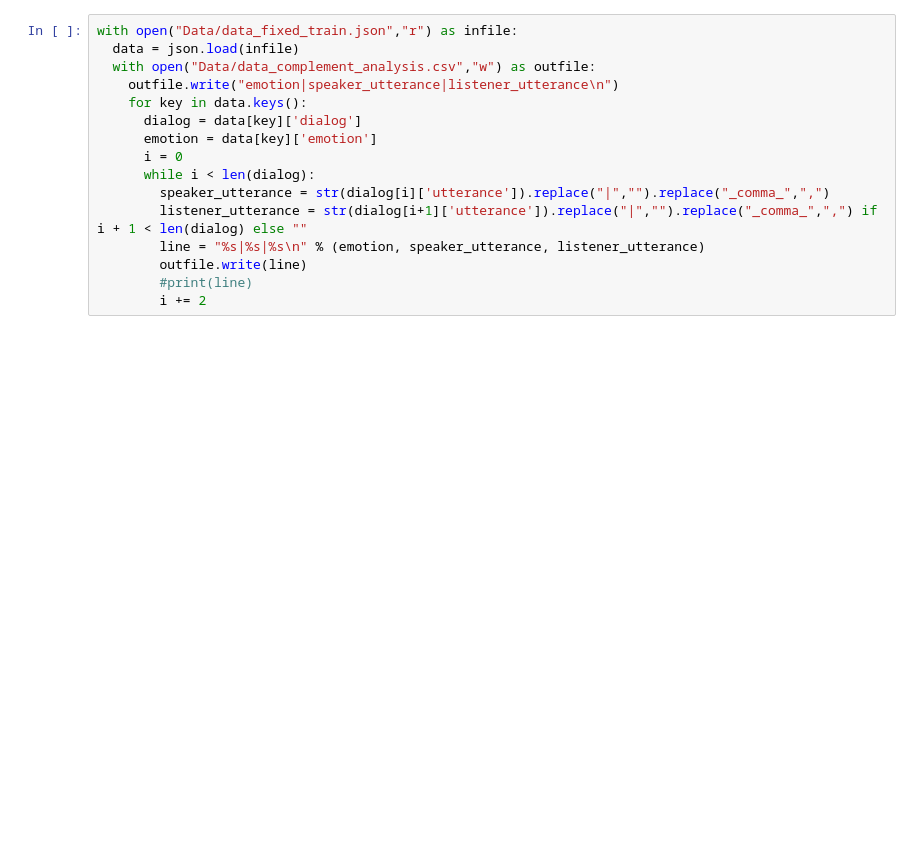
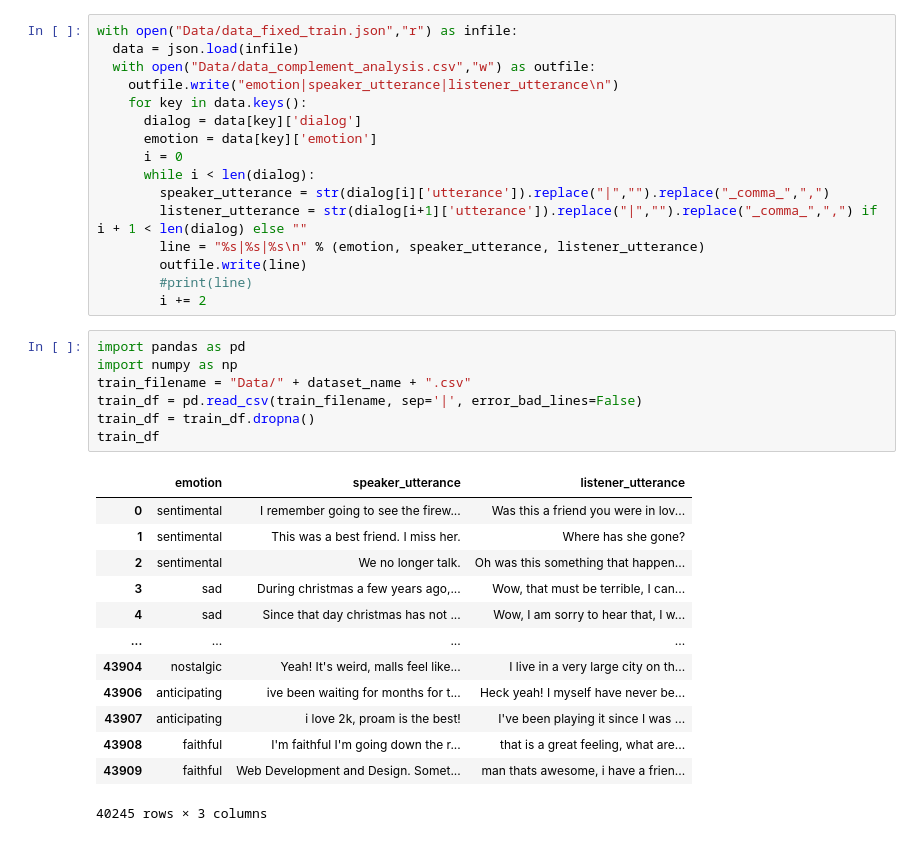
Before and after one commit to omkarpat/EmpatheticDialoguesEmotionDetection, a Jupyter notebook: Complement_Emotion_analysis.ipynb, the cells around one changed output. Drawn from its saved outputs; the diff is of its cells as text; blank space fills up the shorter version.

```diff
--- a/Complement_Emotion_analysis.ipynb
+++ b/Complement_Emotion_analysis.ipynb
@@ -118,3 +118,24 @@ with open("Data/data_fixed_train.json","r") as infile:
         outfile.write(line)
         #print(line)
         i += 2
+# %%
+import pandas as pd
+import numpy as np
+train_filename = "Data/" + dataset_name + ".csv"
+train_df = pd.read_csv(train_filename, sep='|', error_bad_lines=False)
+train_df = train_df.dropna()
+train_df
+# %% [output]
+|  | emotion | speaker_utterance | listener_utterance |
+| 0 | sentimental | I remember going to see the firew... | Was this a friend you were in lov... |
+| 1 | sentimental | This was a best friend. I miss her. | Where has she gone? |
+| 2 | sentimental | We no longer talk. | Oh was this something that happen... |
+| 3 | sad | During christmas a few years ago,... | Wow, that must be terrible, I can... |
+| 4 | sad | Since that day christmas has not ... | Wow, I am sorry to hear that, I w... |
+| ... | ... | ... | ... |
+| 43904 | nostalgic | Yeah! It's weird, malls feel like... | I live in a very large city on th... |
+| 43906 | anticipating | ive been waiting for months for t... | Heck yeah! I myself have never be... |
+| 43907 | anticipating | i love 2k, proam is the best! | I've been playing it since I was ... |
+| 43908 | faithful | I'm faithful I'm going down the r... | that is a great feeling, what are... |
+| 43909 | faithful | Web Development and Design. Somet... | man thats awesome, i have a frien... |
+40245 rows × 3 columns
```
Also changed, not shown: parts of 16 cells of this notebook.
